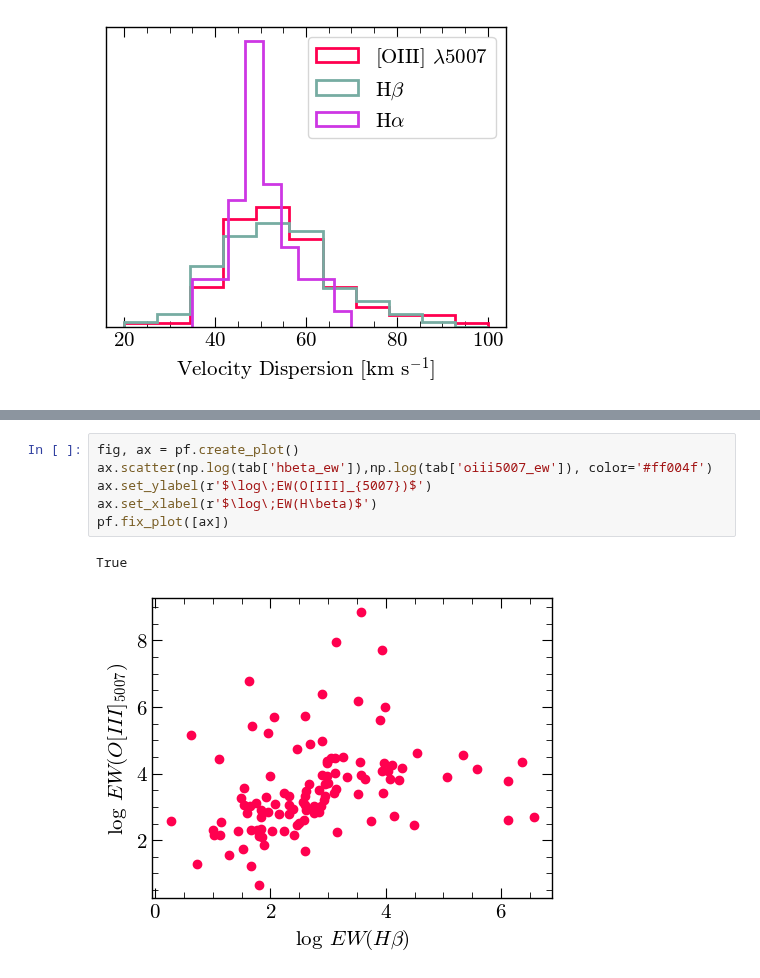
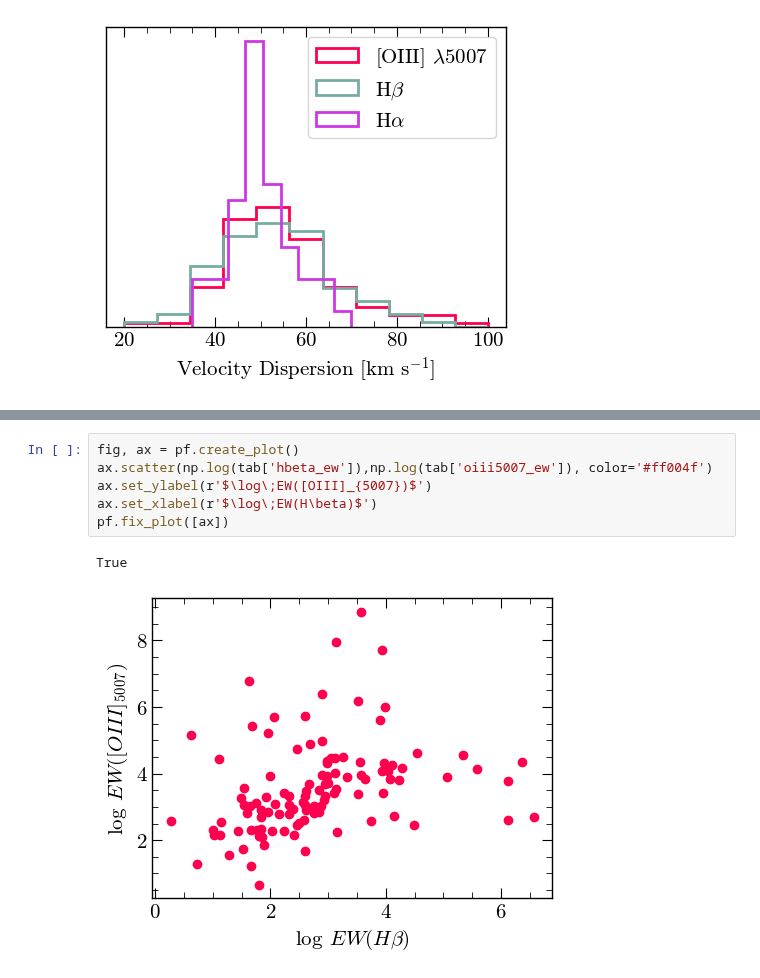
Before and after one commit to 0hardytom/eelgs, a Jupyter notebook: notebooks/week5-6/testnotes.ipynb, the cells around one changed output, grey strips where cells are left out. Cells and saved outputs as stored; diff of their text form.

```diff
--- a/notebooks/week5-6/testnotes.ipynb
+++ b/notebooks/week5-6/testnotes.ipynb
@@ -177,9 +178,9 @@ True
 # %%
 fig, ax = pf.create_plot()
 ax.scatter(np.log(tab['hbeta_ew']),np.log(tab['oiii5007_ew']), color='#ff004f')
-ax.set_ylabel(r'$\log\;EW(O[III]_{5007})$')
+ax.set_ylabel(r'$\log\;EW([OIII]_{5007})$')
 ax.set_xlabel(r'$\log\;EW(H\beta)$')
 pf.fix_plot([ax])
 # %% [output]
 True
-[figure, old version]
+[figure, new version]
```
Also changed, not shown: parts of 4 cells of this notebook, 1 other file.
